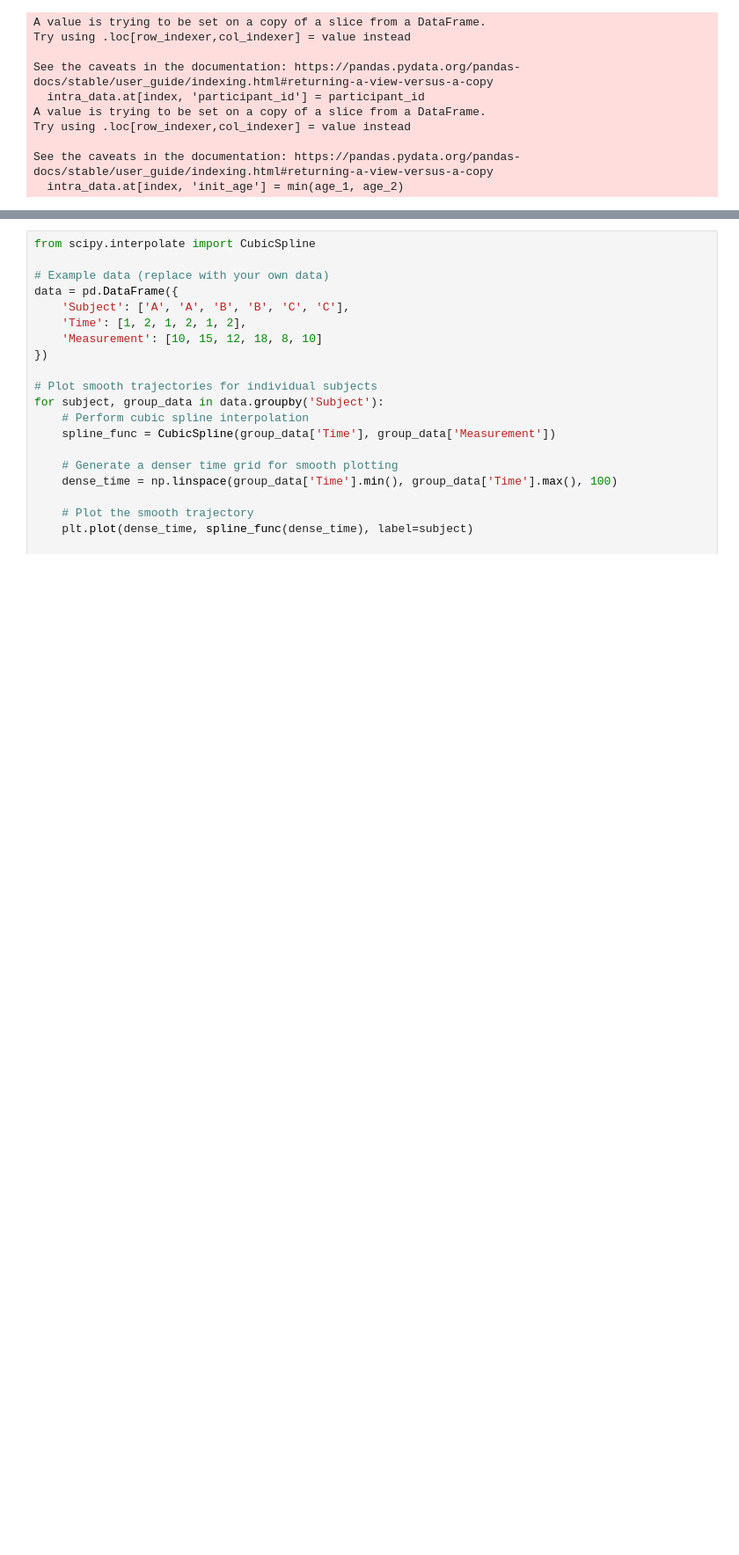
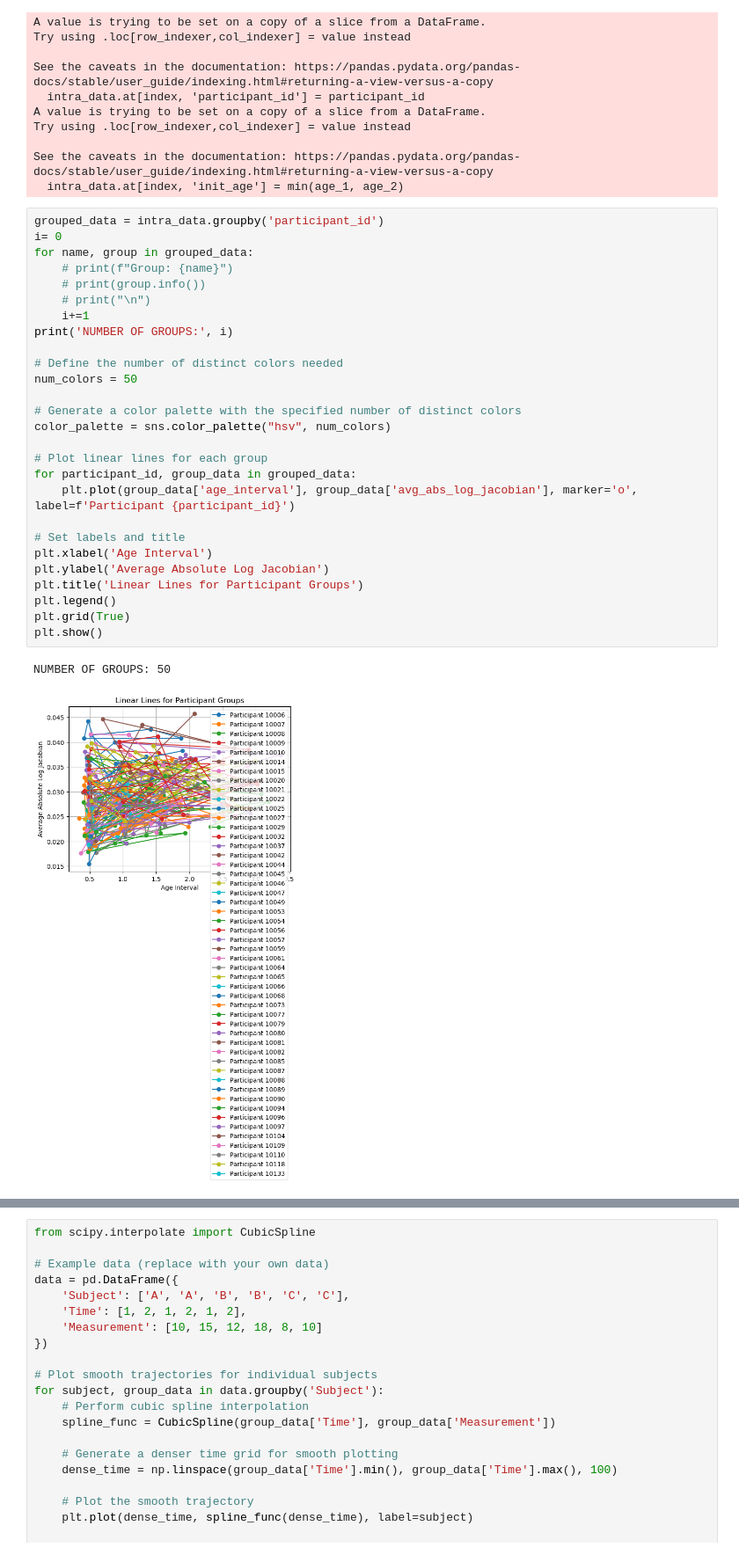
Before and after one commit to neuropoly/pediatric-intra-inter-encoding, a Jupyter notebook: notebooks/plots.ipynb, the cells around one changed output, grey strips where cells are left out. Shown at 88% size. Saved outputs shown, nothing was run; the diff lists cells and outputs as text; blank space fills up the shorter version.

```diff
--- a/notebooks/plots.ipynb
+++ b/notebooks/plots.ipynb
@@ -339,6 +398,36 @@ Try using .loc[row_indexer,col_indexer] = value instead
 
 See the caveats in the documentation: https://pandas.pydata.org/pandas-docs/stable/user_guide/indexing.html#returning-a-view-versus-a-copy
   intra_data.at[index, 'init_age'] = min(age_1, age_2)
+# %%
+grouped_data = intra_data.groupby('participant_id')
+i= 0
+for name, group in grouped_data:
+    # print(f"Group: {name}")
+    # print(group.info())
+    # print("\n")
+    i+=1
+print('NUMBER OF GROUPS:', i)
+
+# Define the number of distinct colors needed
+num_colors = 50
+
+# Generate a color palette with the specified number of distinct colors
+color_palette = sns.color_palette("hsv", num_colors)
+
+# Plot linear lines for each group
+for participant_id, group_data in grouped_data:
+    plt.plot(group_data['age_interval'], group_data['avg_abs_log_jacobian'], marker='o', label=f'Participant {participant_id}')
+
+# Set labels and title
+plt.xlabel('Age Interval')
+plt.ylabel('Average Absolute Log Jacobian')
+plt.title('Linear Lines for Participant Groups')
+plt.legend()
+plt.grid(True)
+plt.show()
+# %% [output]
+NUMBER OF GROUPS: 50
+[figure, added]
 # %%
 # Group the DataFrame by participant_id
 grouped_data = intra_data.groupby('participant_id')
```
Also changed, not shown: parts of 12 cells of this notebook, 2 other files.
